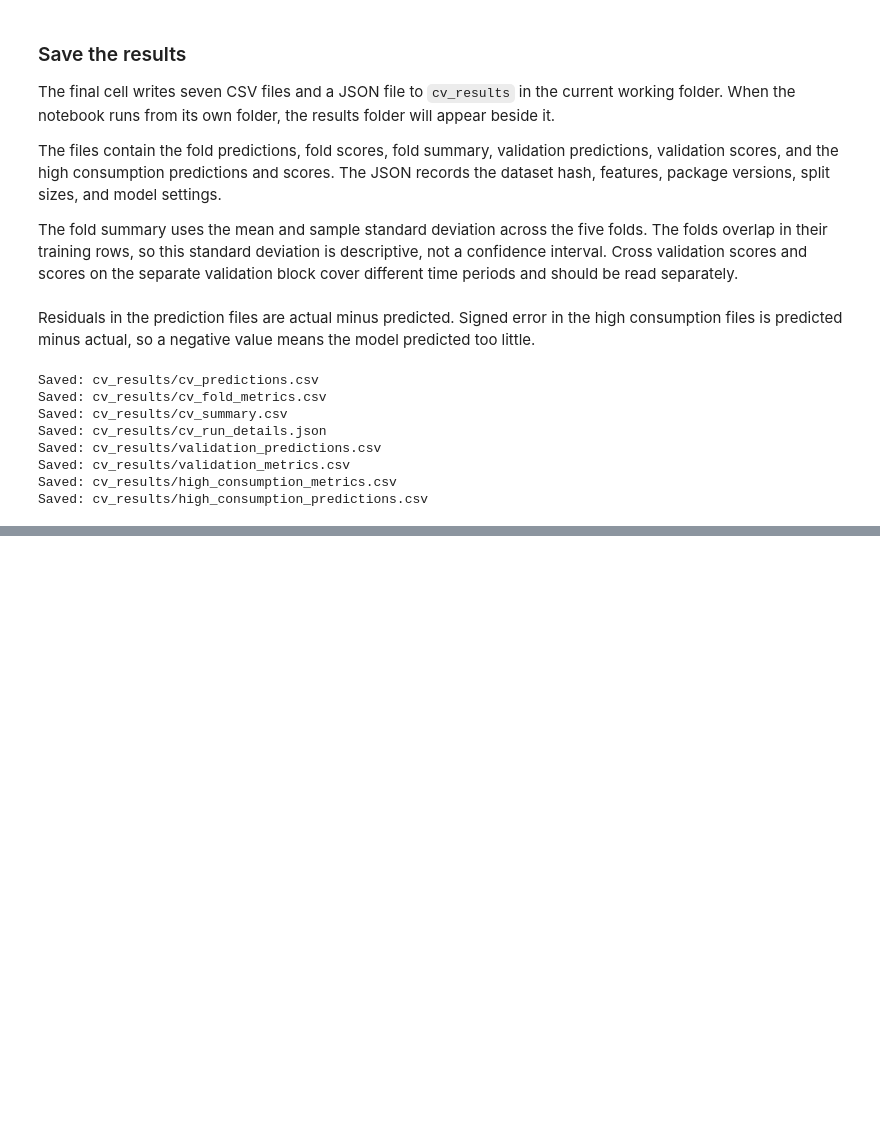
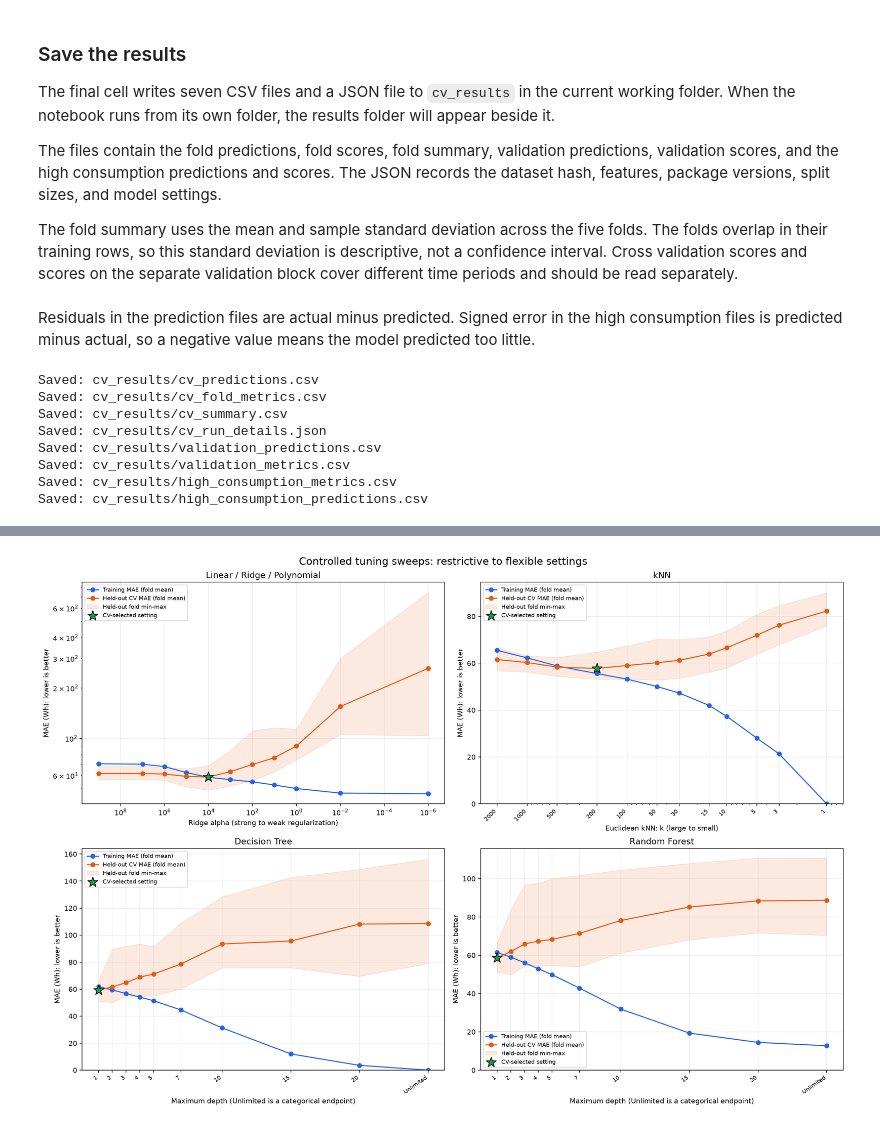
Before and after one commit to AndyLopezCoding/MachineLearningProject, a Jupyter notebook: MachineLearningProject.ipynb, the cells around one changed output, grey strips where cells are left out. Drawn from its saved outputs; the diff is of its cells as text; code cells hidden in the pictures; blank space fills up the shorter version.

Commit message:
tuning data found and stored

```diff
--- a/MachineLearningProject.ipynb
+++ b/MachineLearningProject.ipynb
@@ -906,0 +975,11 @@ Saved: cv_results/high_consumption_predictions.csv
+# %%
+# Vary depth alone; keep leaf size and other settings fixed.
+forest_settings = [1, 2, 3, 4, 5, 7, 10, 15, 20, None]
+for depth in forest_settings:
+    label = ("underfit candidate" if depth == 1 else
+             "overfit candidate" if depth is None else f"depth={depth}")
+    key = ("Random Forest", label)
+    tuning_configs[key] = Pipeline([("model", RandomForestRegressor(
+        max_depth=depth, min_samples_leaf=1, random_state=42, n_estimators=100, max_features=1.0, n_jobs=-1
+    ))])
+    tuning_specs[key] = {"max_depth": depth, "min_samples_leaf": 1, "n_estimators": 100, "max_features": 1.0}
@@ -906,0 +1103,7 @@ Saved: cv_results/high_consumption_predictions.csv
+# %%
+# Freeze all choices before any test evaluation. Stable order breaks ties.
+selected_tuning = (tuning_results.sort_values("CV_MAE_mean_Wh", kind="stable")
+                   .drop_duplicates("family").reset_index(drop=True))
+frozen_family = selected_tuning.loc[0, "family"]
+print("Frozen overall choice by CV MAE:", frozen_family)
+display(selected_tuning.round(3))
@@ -906,0 +1214,58 @@ Saved: cv_results/high_consumption_predictions.csv
+# %%
+import textwrap
+
+graph_output_dir = Path("tuning_results")
+graph_output_dir.mkdir(exist_ok=True)
+fig, axes = plt.subplots(2, 2, figsize=(16, 11), constrained_layout=True)
+for ax, family in zip(axes.flat, tuning_results["family"].unique()):
+    family_scores = tuning_results.loc[tuning_results["family"] == family].copy()
+    graph_specs = [json.loads(value) for value in family_scores["parameters"]]
+    if family == "Linear / Ridge / Polynomial":
+        family_scores = family_scores.loc[[spec["degree"] == 2 for spec in graph_specs]].copy()
+        positions = np.array([json.loads(value)["alpha"] for value in family_scores["parameters"]])
+        ax.set_xscale("log")
+        ax.invert_xaxis()
+        ax.set_yscale("log")
+        ax.set_xlabel("Ridge alpha (strong to weak regularization)")
+    elif family == "kNN":
+        positions = np.array([spec["n_neighbors"] for spec in graph_specs])
+        ax.set_xscale("log")
+        ax.invert_xaxis()
+        ax.set_xticks(positions)
+        ax.set_xticklabels(positions, rotation=45, ha="right", fontsize=8)
+        ax.set_xlabel("Euclidean kNN: k (large to small)")
+    else:
+        positions = np.array([spec["max_depth"] if spec["max_depth"] is not None else 25
+                              for spec in graph_specs])
+        ax.set_xticks(positions)
+        ax.set_xticklabels([str(spec["max_depth"]) if spec["max_depth"] is not None else "Unlimited"
+                            for spec in graph_specs], rotation=35, ha="right", fontsize=8)
+        ax.set_xlabel("Maximum depth (Unlimited is a categorical endpoint)")
+    ax.plot(positions, family_scores["CV_train_MAE_Wh"], marker="o",
+            color="#2563eb", label="Training MAE (fold mean)")
+    ax.plot(positions, family_scores["CV_MAE_mean_Wh"], marker="o",
+            color="#ea580c", label="Held-out CV MAE (fold mean)")
+    fold_range = (tuning_fold_results.loc[tuning_fold_results["family"] == family]
+                  .groupby("configuration")["CV_MAE_Wh"].agg(["min", "max"])
+                  .reindex(family_scores["configuration"]))
+    ax.fill_between(positions, fold_range["min"].to_numpy(), fold_range["max"].to_numpy(),
+                    color="#ea580c", alpha=0.12, label="Held-out fold min-max")
+    selected_label = selected_tuning.loc[selected_tuning["family"] == family, "configuration"].iloc[0]
+    selection_mask = family_scores["configuration"].eq(selected_label).to_numpy()
+    if selection_mask.any():
+        ax.scatter(positions[selection_mask], family_scores.loc[selection_mask, "CV_MAE_mean_Wh"],
+                   marker="*", s=230, color="#16a34a", edgecolor="black",
+                   zorder=5, label="CV-selected setting")
+    else:
+        ax.text(0.02, 0.04, "Selected degree-one reference: " + selected_label,
+                transform=ax.transAxes, fontsize=8)
+    ax.set(title=family, ylabel="MAE (Wh): lower is better")
+    if family != "Linear / Ridge / Polynomial":
+        ax.set_ylim(bottom=0)
+    ax.grid(alpha=0.25)
+    ax.legend(fontsize=8)
+fig.suptitle("Controlled tuning sweeps: restrictive to flexible settings", fontsize=15)
+fig.savefig(graph_output_dir / "tuning_train_vs_cv.png", dpi=160, bbox_inches="tight")
+plt.show()
+# %% [output]
+[figure, added]
```
Also changed, not shown: parts of 15 cells of this notebook, 9 other files.
